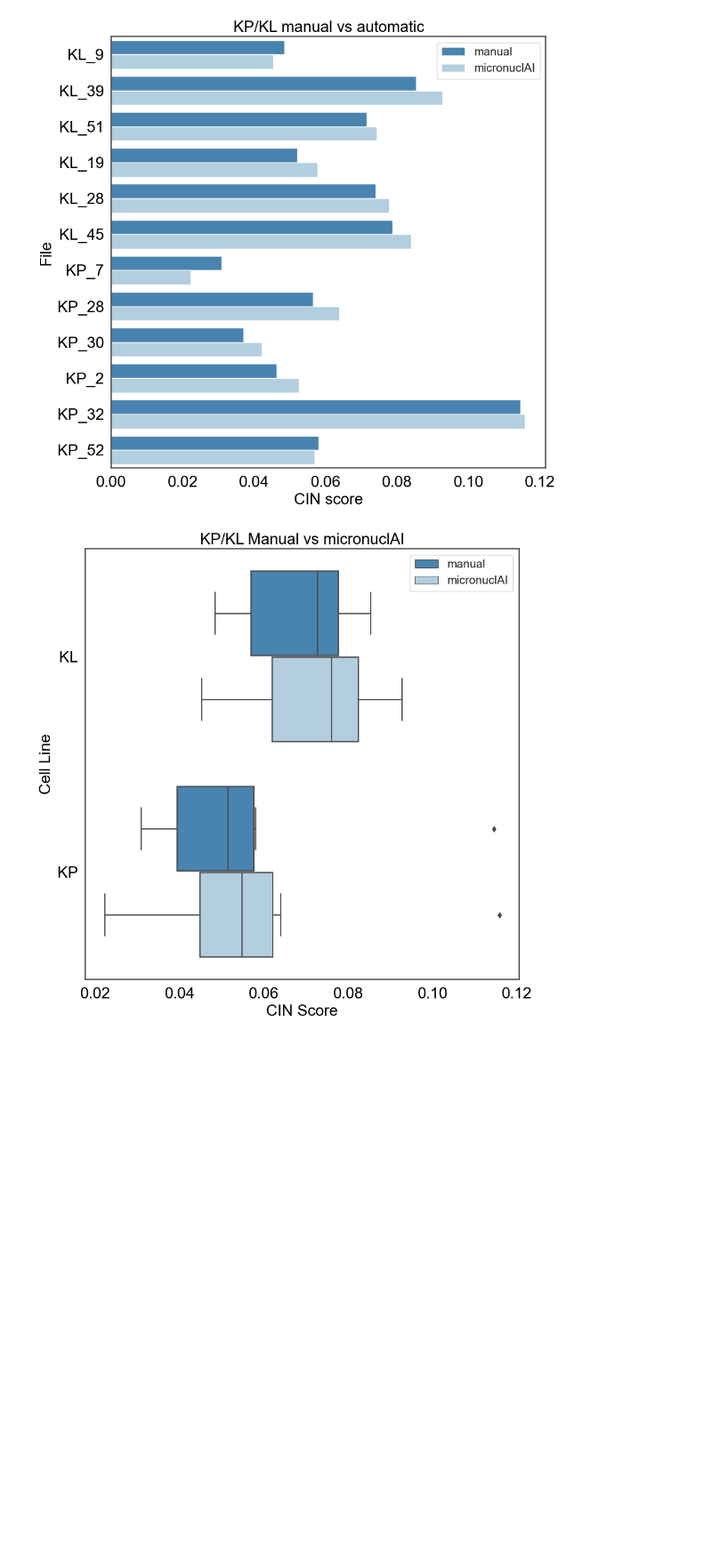
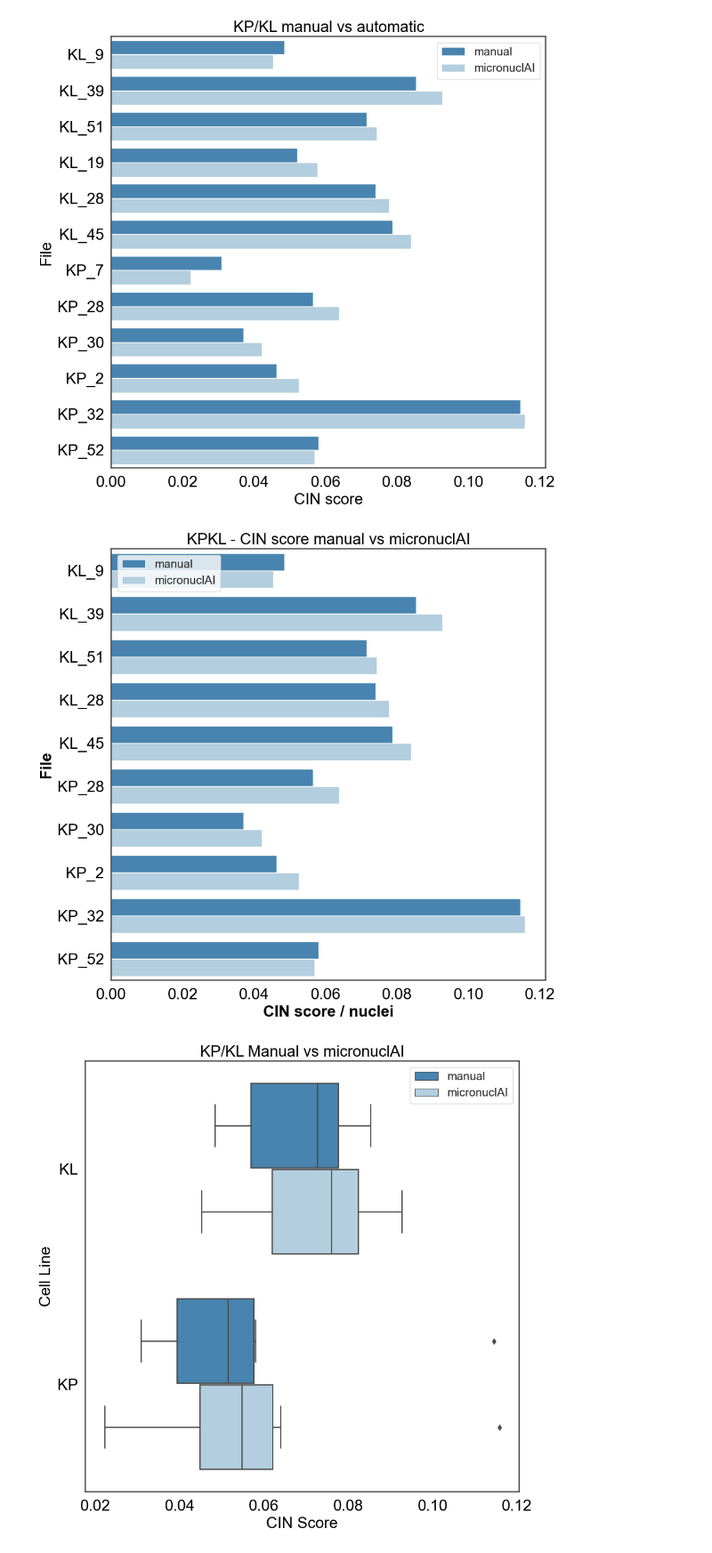
Before and after one commit to SchapiroLabor/micronuclAI, a Jupyter notebook: notebooks/3_KPKL_comparison.ipynb, the cells around one changed output. Shown: that part at 89% size. Cells and saved outputs as stored; diff of their text form; code cells hidden in the pictures; blank space fills up the shorter version.

```diff
--- a/notebooks/3_KPKL_comparison.ipynb
+++ b/notebooks/3_KPKL_comparison.ipynb
@@ -96,6 +96,30 @@ fig.savefig("../figures/KPKL_comparison.png", dpi=300, bbox_inches='tight', tran
 fig.savefig("../figures/KPKL_comparison.pdf", dpi=300, bbox_inches='tight', transparent=True)
 # %% [output]
 [figure]
+# %%
+# choose 10 values at random from a numpy array
+np.random.seed(42)
+random_files = np.random.choice(df_melted["cell_line_patch"].unique(), 10, replace=False)
+
+# Select the rows where the file is in random_files
+df_melted_sample = df_melted[df_melted["cell_line_patch"].isin(random_files)]
+
+# Plot the ratio
+sns.set(rc={'ytick.labelcolor':'black','xtick.labelcolor':'black', 'text.color':'black'})
+sns.set_style("white")
+fig, ax = plt.subplots(figsize=(10, 10))
+sns.barplot(data=df_melted_sample, y="cell_line_patch", x="micronuclei_cell_ratio", hue="micronuclei_cell_ratio_type", palette="Blues_r", ax=ax)
+ax.legend(loc='upper left', fontsize=15, markerscale=2)
+ax.set_title("KPKL - CIN score manual vs micronuclAI", color="black", fontsize=20)
+ax.set_xlabel("CIN score / nuclei", color="black", fontsize=20, fontweight='bold')
+ax.set_xticklabels(ax.get_xticklabels(), fontsize=20, rotation=0)
+ax.set_ylabel("File", color="black", fontsize=20, fontweight='bold')
+ax.set_yticklabels(ax.get_yticklabels(), fontsize=20)
+plt.show()
+fig.savefig("../figures/KPKL_comparison_sample.png", dpi=300, bbox_inches='tight', transparent=True)
+fig.savefig("../figures/KPKL_comparison_sample.pdf", dpi=300, bbox_inches='tight', transparent=True)
+# %% [output]
+[figure, added]
 # %%
 sns.set(rc={'ytick.labelcolor':'black','xtick.labelcolor':'black', 'text.color':'black'})
 sns.set_theme(style="white")
```
Also changed, not shown: 2 other files.
